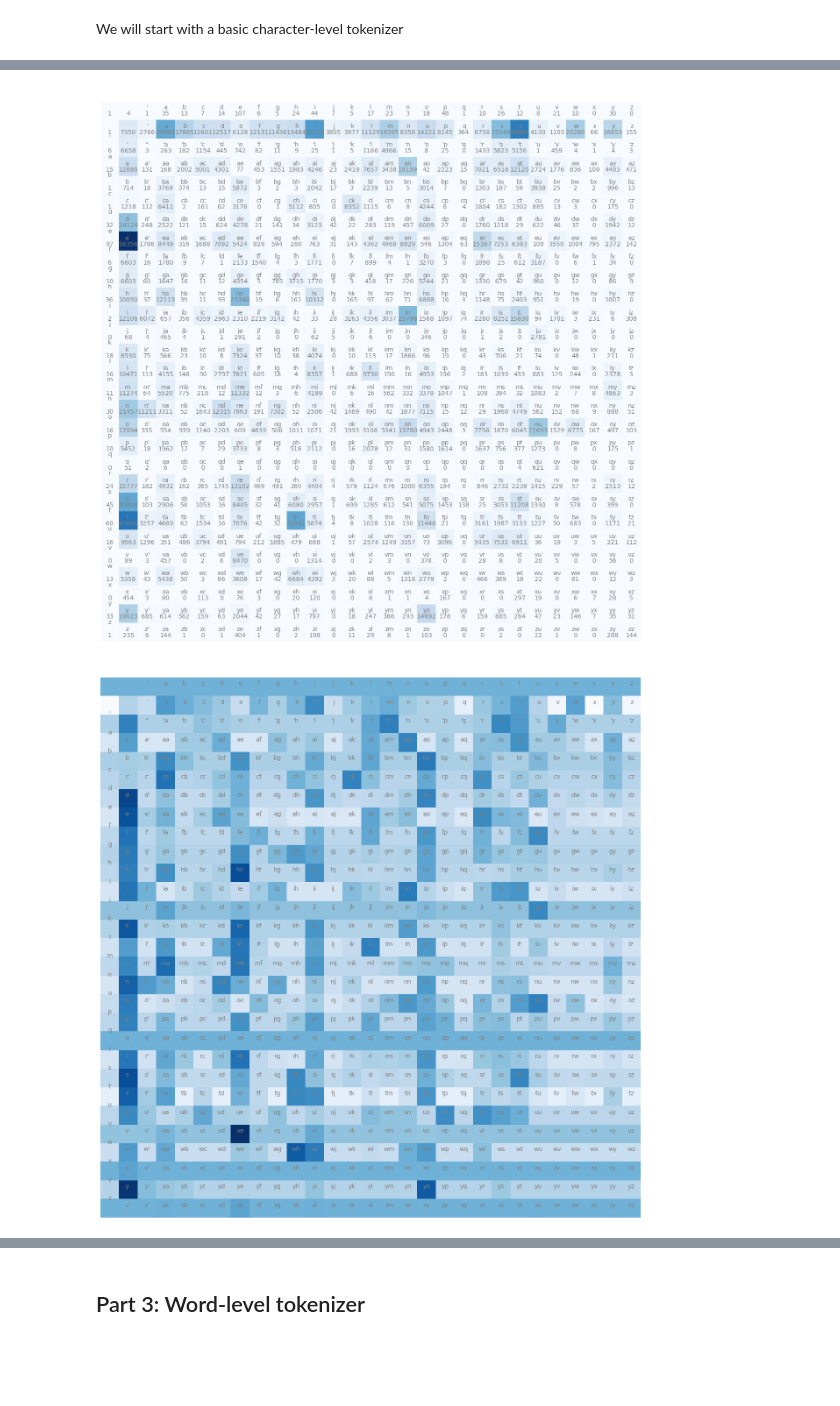
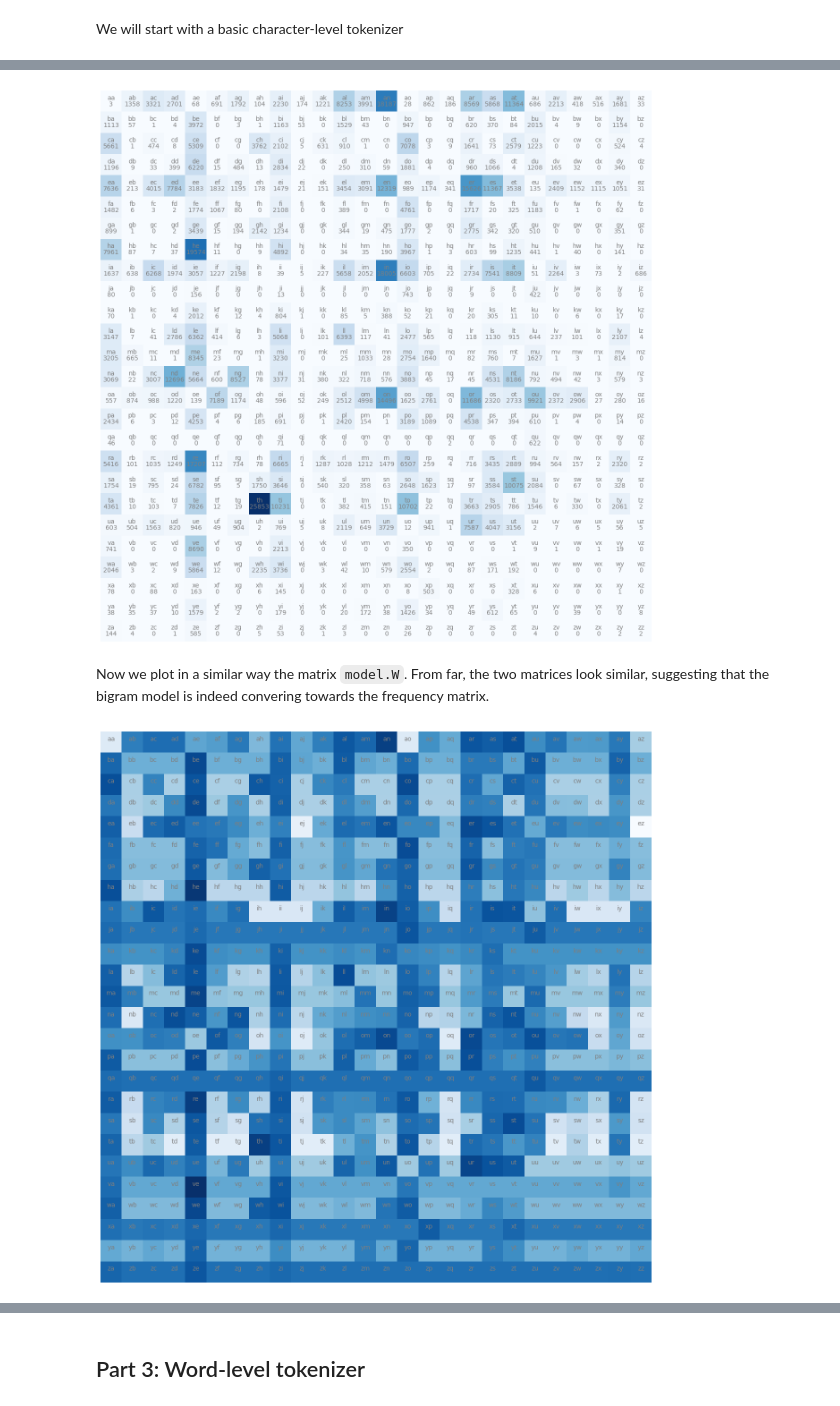
Before and after one commit to nathanael-fijalkow/LLM_from_scratch, a Jupyter notebook: LLM from scratch.ipynb, the cells around one changed output, grey strips where cells are left out. Drawn from its saved outputs; the diff is of its cells as text; code cells hidden in the pictures; blank space fills up the shorter version.

```diff
--- a/LLM from scratch.ipynb
+++ b/LLM from scratch.ipynb
@@ -243,0 +265,12 @@ twymmur'tuhepf fexhaglgfbr s
+# %%
+@torch.no_grad()
+def estimate_loss_no_batch(model, eval_iters = 100):
+    out = {}
+    for split in ['train', 'val']:
+        losses = torch.zeros(eval_iters)
+        for k in range(eval_iters):
+            x, y = get_data(split)
+            _, loss = model(x, y)
+            losses[k] = loss.item()
+        out[split] = losses.mean()
+    return out
@@ -244,5 +302,3 @@ twymmur'tuhepf fexhaglgfbr s
 # %%
-torch.manual_seed(1337)
-
-train_no_batch(model, eval_interval = 1000, learning_rate = 2e-2)
+train_no_batch(model, n_iterations = 40000, learning_rate = 1e-3, eval_interval = 2000, eval_iters = 100)
 # %% [output]
@@ -266,31 +333,38 @@ yoonaha healat ymm retale f fee aglaser s
+# %%
+N = torch.zeros((26, 26), dtype=torch.int32)
+shift = stoi['a']
+
+for i in range(len(text) - 1):
+    if text[i].isalpha() and text[i+1].isalpha():
+        N[stoi[text[i]] - shift, stoi[text[i+1]]  - shift] += 1
 # %%
-N = torch.zeros((vocab_size, vocab_size), dtype=torch.int32)
-
-for i in range(len(text) - 1):
-    N[stoi[text[i]], stoi[text[i+1]]] += 1
-
 plt.figure(figsize=(16,16))
 plt.imshow(N, cmap='Blues')
-for i in range(vocab_size):
-    for j in range(vocab_size):
-        chstr = itos[i] + itos[j]
+for i in range(26):
+    for j in range(26):
+        chstr = itos[i + shift] + itos[j + shift]
         plt.text(j, i, chstr, ha="center", va="bottom", color='gray')
         plt.text(j, i, N[i, j].item(), ha="center", va="top", color='gray')
 plt.axis('off');
 # %% [output]
-[figure, old version]
+[figure, new version]
+# %% [markdown]
+Now we plot in a similar way the matrix `model.W`. From far, the two matrices look similar, suggesting that the bigram model is indeed convering towards the frequency matrix.
 # %%
+shift = stoi['a']
+
 @torch.no_grad()
 def plot_W(model):
     plt.figure(figsize=(16,16))
-    plt.imshow(model.W, cmap='Blues')
-    for i in range(vocab_size):
-        for j in range(vocab_size):
-            chstr = itos[i] + itos[j]
+    W_letters = model.W[shift:shift + 26, shift:shift + 26]
+    plt.imshow(W_letters, cmap='Blues')
+    for i in range(26):
+        for j in range(26):
+            chstr = itos[i + shift] + itos[j + shift]
             plt.text(j, i, chstr, ha="center", va="bottom", color='gray')
     plt.axis('off');
 
 plot_W(model)
 # %% [output]
-[figure, old version]
+[figure, new version]
 # %% [markdown]
```
Also changed, not shown: parts of 112 cells of this notebook, 4 other files.
